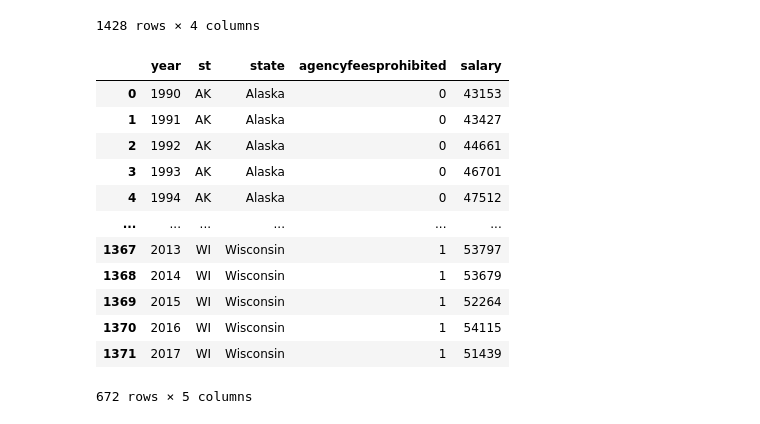
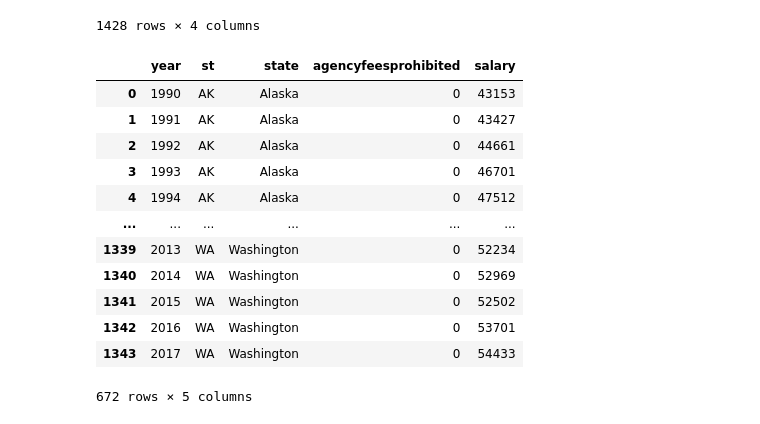
Before and after one commit to ricochn02/526-project, a Jupyter notebook: analysis_draft_synth_MI.ipynb, the cells around one changed output. Saved outputs shown, nothing was run; the diff lists cells and outputs as text; code cells hidden in the pictures.

```diff
--- a/analysis_draft_synth_MI.ipynb
+++ b/analysis_draft_synth_MI.ipynb
@@ -73,34 +72,34 @@ df_filtered
 # %%
 df_merged = pd.merge(df_filtered, salaries_df, on = ['state', 'year'], how = 'left')
 
 # Drop District of Columbia
 df_merged = df_merged[df_merged['state'] != 'District of Columbia']
 
 # Adjust variable types
 df_merged['agencyfeesprohibited'] = df_merged['agencyfeesprohibited'].astype(int)
 df_merged["state"] = df_merged["state"].astype("string")
 df_merged["st"] = df_merged["st"].astype("string")
 
 # Identify states that ever had a 1 under 'agencyfeesprohibited' i.e., ever had a RTW law pass
 states_with_fees_prohibited = df_merged[df_merged['agencyfeesprohibited'] == 1]['st'].unique()
 
 # Exclude states that ever had RTW except for Wisconsin (our sole treatment)
-df = df_merged[~((df_merged['st'].isin(states_with_fees_prohibited)) & (df_merged['st'] != 'WI'))]
+df = df_merged[~((df_merged['st'].isin(states_with_fees_prohibited)) & (df_merged['st'] != 'MI'))]
 
 df
 # %% [output]
 |  | year | st | state | agencyfeesprohibited | salary |
 | 0 | 1990 | AK | Alaska | 0 | 43153 |
 | 1 | 1991 | AK | Alaska | 0 | 43427 |
 | 2 | 1992 | AK | Alaska | 0 | 44661 |
 | 3 | 1993 | AK | Alaska | 0 | 46701 |
 | 4 | 1994 | AK | Alaska | 0 | 47512 |
 | ... | ... | ... | ... | ... | ... |
-| 1367 | 2013 | WI | Wisconsin | 1 | 53797 |
-| 1368 | 2014 | WI | Wisconsin | 1 | 53679 |
-| 1369 | 2015 | WI | Wisconsin | 1 | 52264 |
-| 1370 | 2016 | WI | Wisconsin | 1 | 54115 |
-| 1371 | 2017 | WI | Wisconsin | 1 | 51439 |
+| 1339 | 2013 | WA | Washington | 0 | 52234 |
+| 1340 | 2014 | WA | Washington | 0 | 52969 |
+| 1341 | 2015 | WA | Washington | 0 | 52502 |
+| 1342 | 2016 | WA | Washington | 0 | 53701 |
+| 1343 | 2017 | WA | Washington | 0 | 54433 |
 672 rows × 5 columns
 # %%
 plot = alt.Chart(
```
Also changed, not shown: parts of 10 cells of this notebook.
